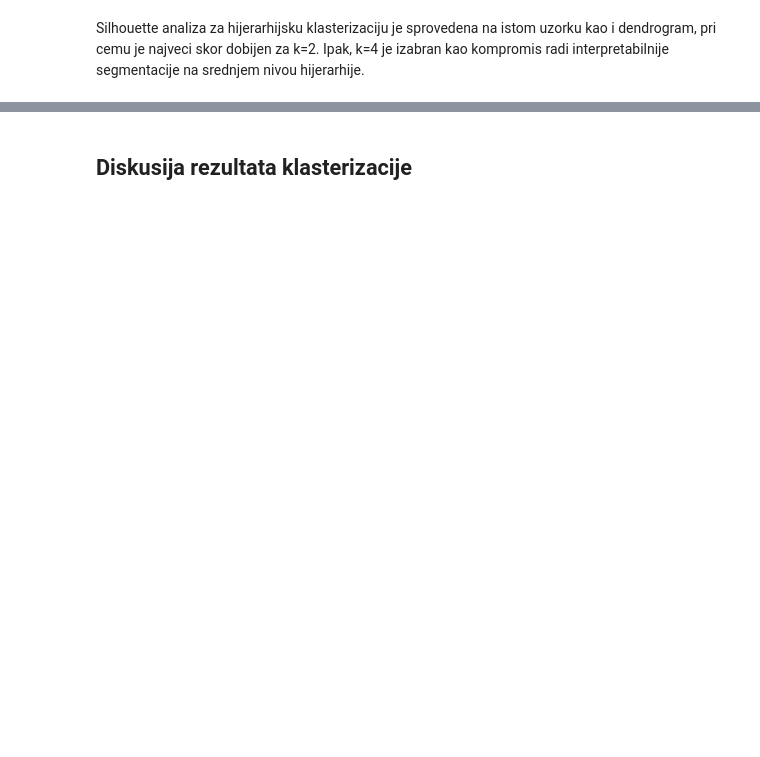
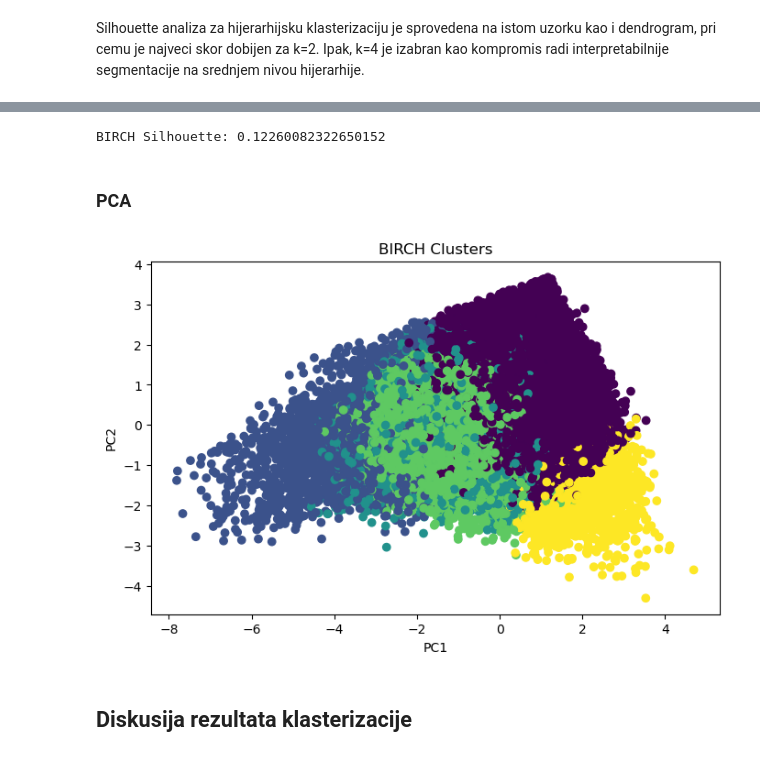
Before and after one commit to nemanjastojanovicc/amazon-sales, a Jupyter notebook: amazon-sales-main.ipynb, the cells around one changed output, grey strips where cells are left out. Cells and saved outputs as stored; diff of their text form; code cells hidden in the pictures; blank space fills up the shorter version.

```diff
--- a/amazon-sales-main.ipynb
+++ b/amazon-sales-main.ipynb
@@ -632,3 +679,24 @@ plt.show()
+# %%
+print("BIRCH Silhouette:",
+      silhouette_score(X_scaled, birch_labels))
+# %% [output]
+BIRCH Silhouette: 0.12260082322650152
+# %% [markdown]
+### PCA
+# %%
+plt.figure(figsize=(8,5))
+plt.scatter(
+    X_pca[:,0],
+    X_pca[:,1],
+    c=birch_labels
+)
+
+plt.title("BIRCH Clusters")
+plt.xlabel("PC1")
+plt.ylabel("PC2")
+plt.show()
+# %% [output]
+[figure, added]
 # %% [markdown]
 ## Diskusija rezultata klasterizacije
 # %%
```
Also changed, not shown: parts of 12 cells of this notebook.
